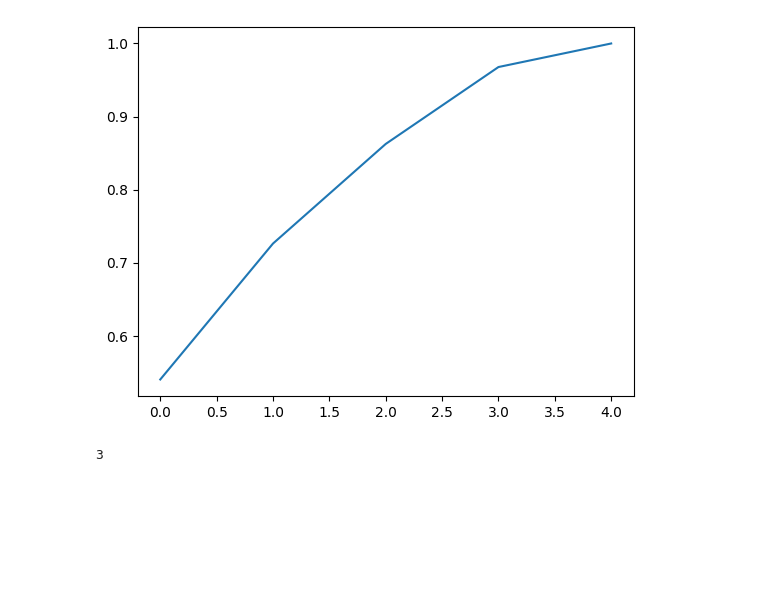
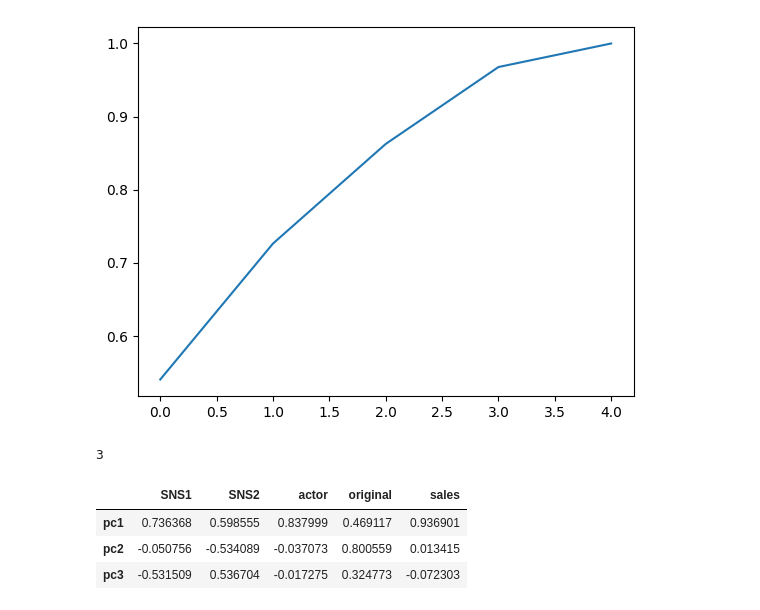
Before and after one commit to yamaguchinorimitsu/ajax_app, a Jupyter notebook: スッキリ機械第14章練習問題.ipynb, the cells around one changed output. Saved outputs shown, nothing was run; the diff lists cells and outputs as text; code cells hidden in the pictures; blank space fills up the shorter version.

```diff
--- a/スッキリ機械第14章練習問題.ipynb
+++ b/スッキリ機械第14章練習問題.ipynb
@@ -32,6 +32,8 @@ from sklearn.decomposition import PCA
 # モデル作成
 model = PCA(whiten = True)
 
+model.fit(sc_df)
+
 # 学習と新規軸へのデータの当てはめを一括で行う
 tmp = model.fit_transform(sc_df)
 tmp.shape
@@ -67,8 +69,20 @@ for i in range(len(array)):
 3
 # %%
 model = PCA(n_components=3, whiten = True)
-
 model.fit (sc_df) # 学習
 
-# 元データを新規の列（6列）に当てはめる
-new = model.transform(sc_df)
+# 標準化済の既存データ（numpy)をデータフレーム化
+
+new = pd.DataFrame(model.transform(sc_df), columns = ['pc1', 'pc2','pc3'])
+
+
+# 2つのデータフレームを列方向に結合
+new_df = pd.concat([new,sc_df], axis=1)
+
+cor_df = new_df.corr() # 相関係数の計算
+cor_df.loc['pc1':'pc3', 'SNS1':]
+# %% [output]
+|  | SNS1 | SNS2 | actor | original | sales |
+| pc1 | 0.736368 | 0.598555 | 0.837999 | 0.469117 | 0.936901 |
+| pc2 | -0.050756 | -0.534089 | -0.037073 | 0.800559 | 0.013415 |
+| pc3 | -0.531509 | 0.536704 | -0.017275 | 0.324773 | -0.072303 |
```
